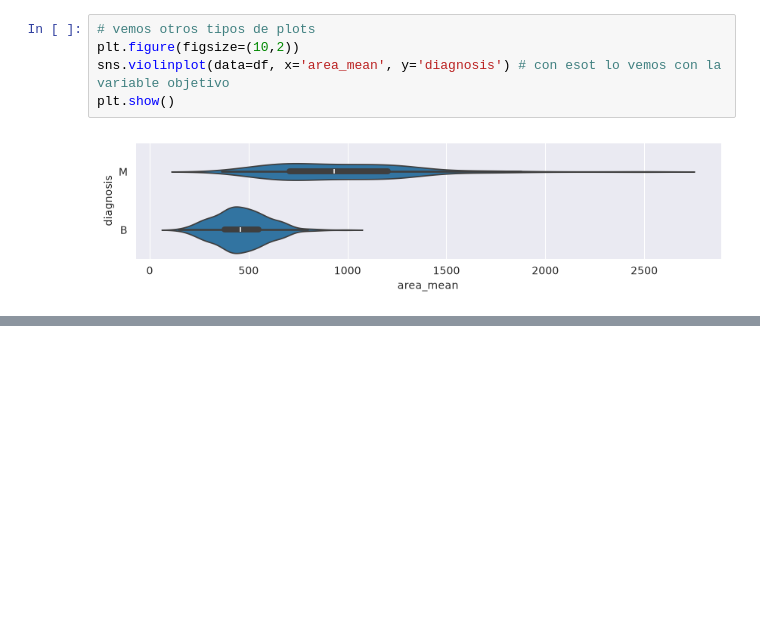
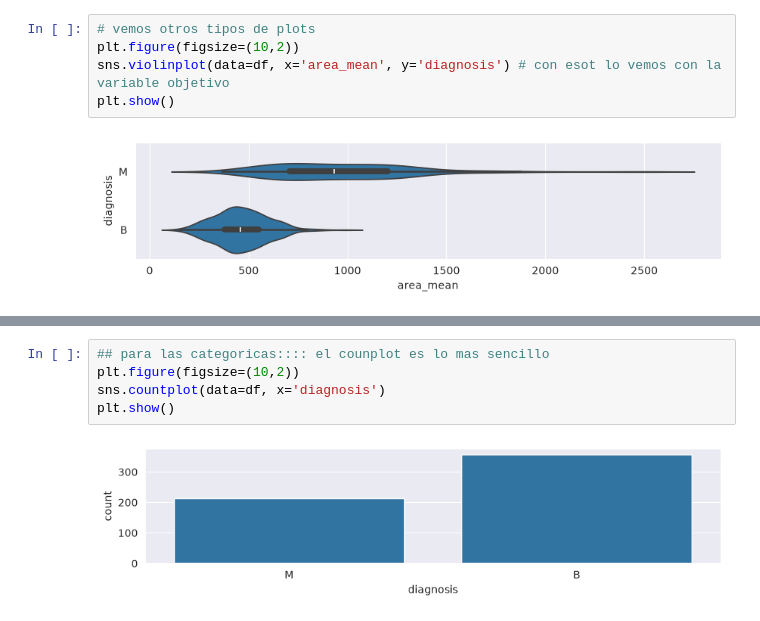
Before and after one commit to gerardofv02/Master, a Jupyter notebook: Machine learning - PART IV/Ejemplos/Ejemplo tema2.ipynb, the cells around one changed output, grey strips where cells are left out. Saved outputs shown, nothing was run; the diff lists cells and outputs as text; blank space fills up the shorter version.

```diff
--- a/Machine learning - PART IV/Ejemplos/Ejemplo tema2.ipynb
+++ b/Machine learning - PART IV/Ejemplos/Ejemplo tema2.ipynb
@@ -146,0 +207,7 @@ plt.show()
+# %%
+## para las categoricas:::: el counplot es lo mas sencillo
+plt.figure(figsize=(10,2))
+sns.countplot(data=df, x='diagnosis')
+plt.show()
+# %% [output]
+[figure, added]
```
Also changed, not shown: parts of 37 cells of this notebook, 1 other file.
